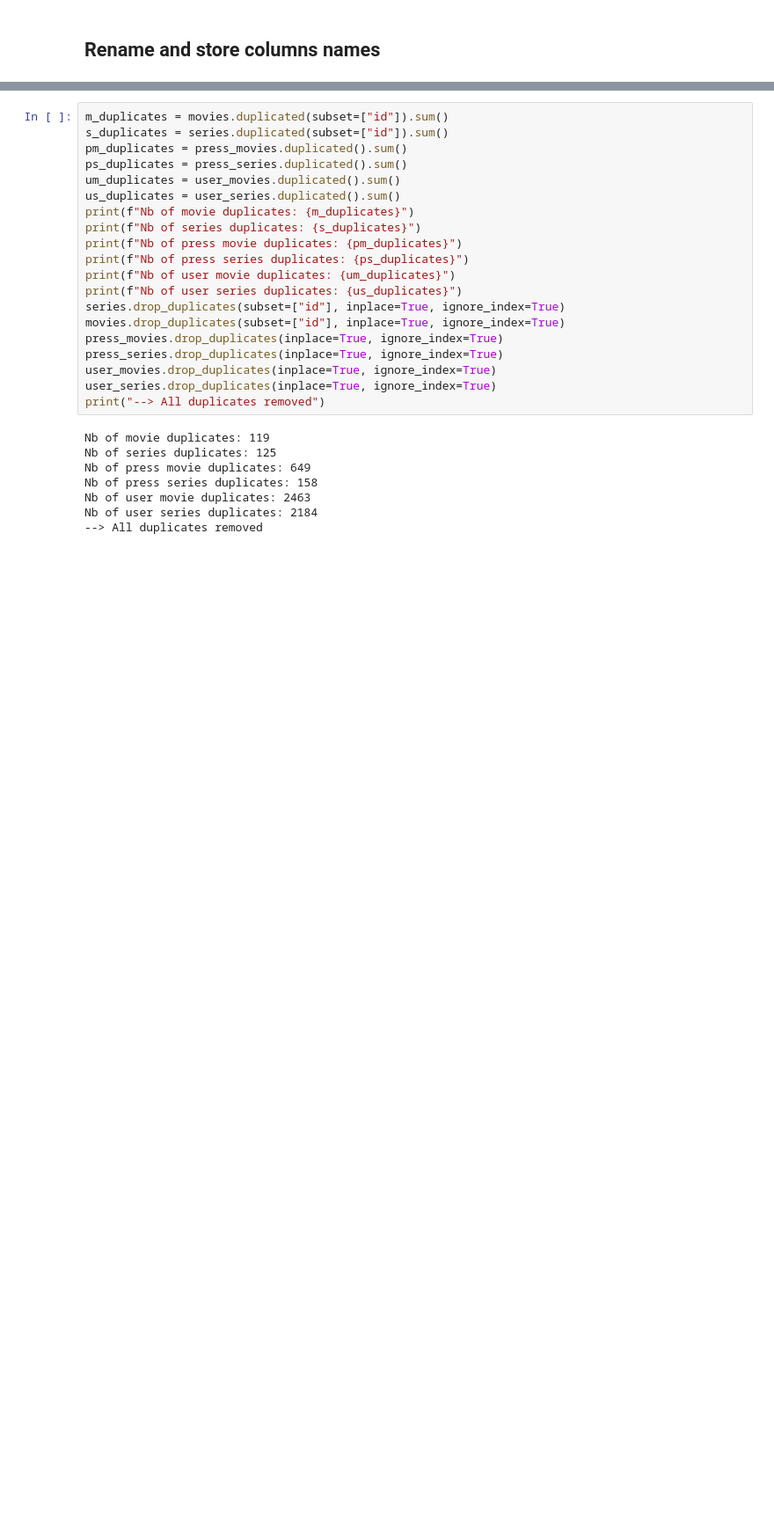
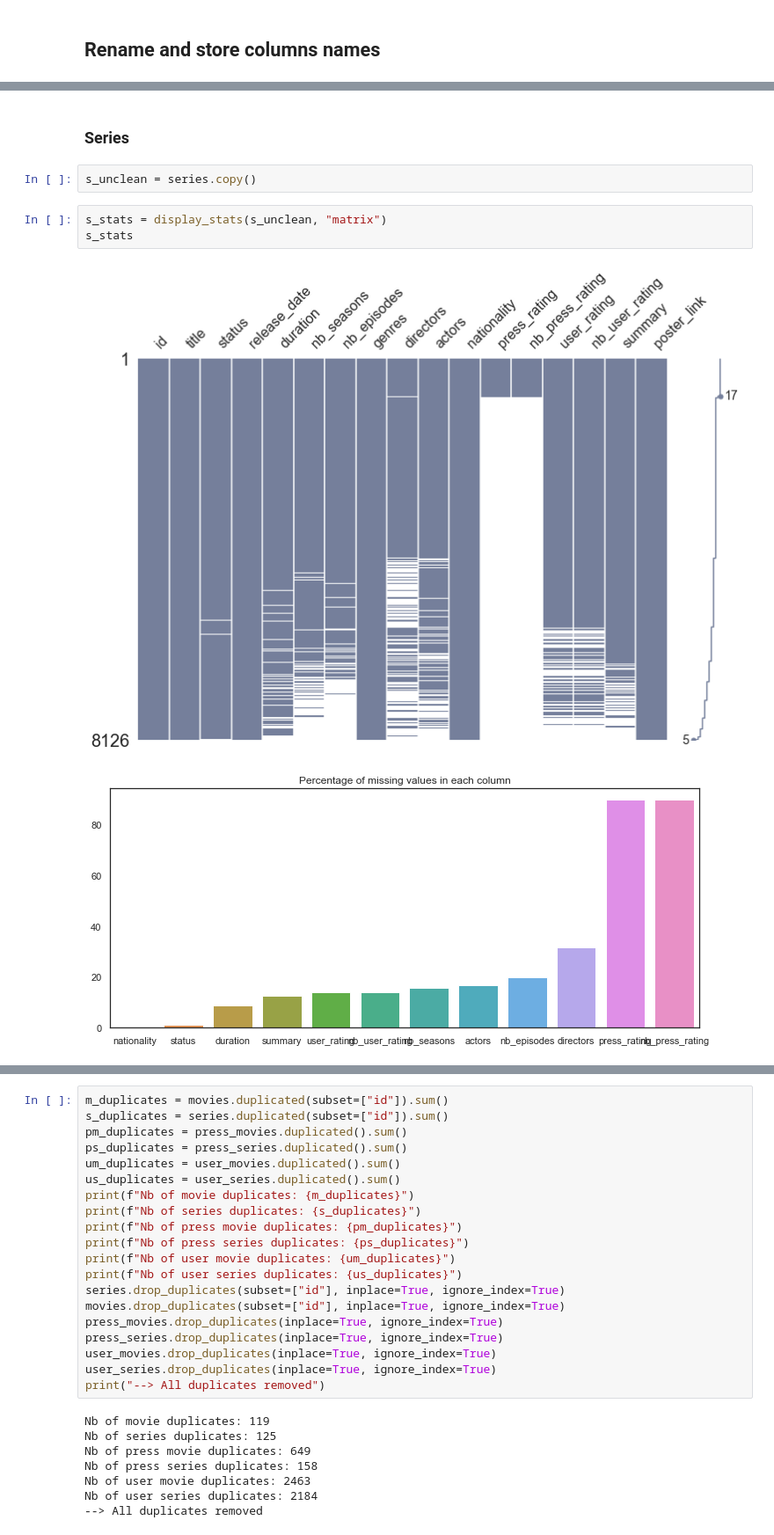
Before and after one commit to Bastien-LDC/Allocine-Recommender-System, a Jupyter notebook: Data Analysis/Allocine_Data_Analysis.ipynb, the cells around one changed output, grey strips where cells are left out. Shown: that part at 88% size. Cells and saved outputs as stored; diff of their text form; blank space fills up the shorter version.

```diff
--- a/Data Analysis/Allocine_Data_Analysis.ipynb
+++ b/Data Analysis/Allocine_Data_Analysis.ipynb
@@ -93,0 +222,10 @@ user_series_cols = user_series.columns
+# %% [markdown]
+### Series
+# %%
+s_unclean = series.copy()
+# %%
+s_stats = display_stats(s_unclean, "matrix")
+s_stats
+# %% [output]
+[figure, added]
+[figure, added]
```
Also changed, not shown: parts of 87 cells of this notebook, 1 other file.
